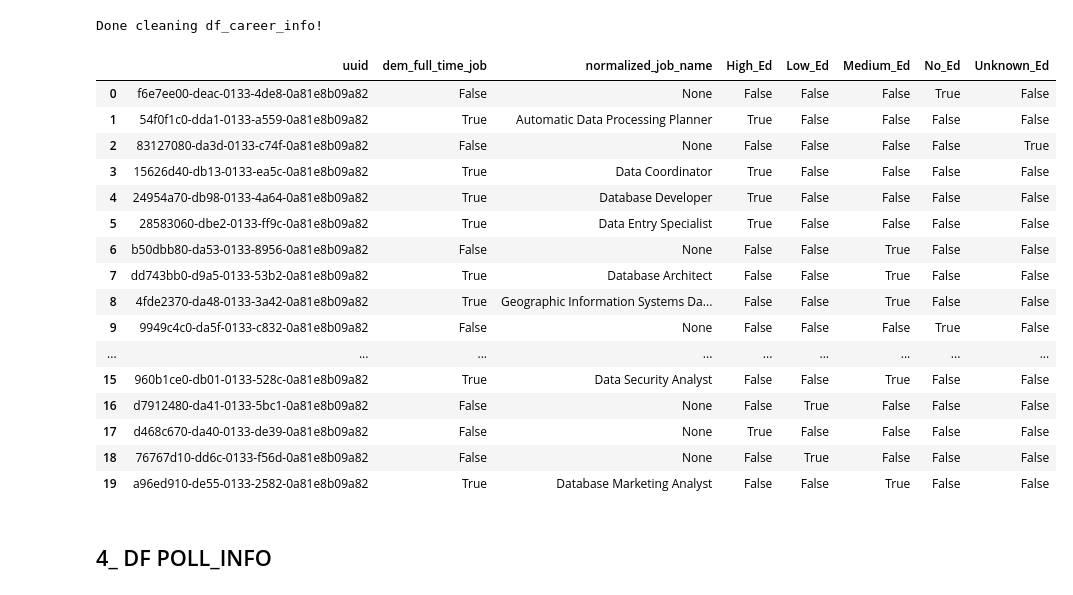
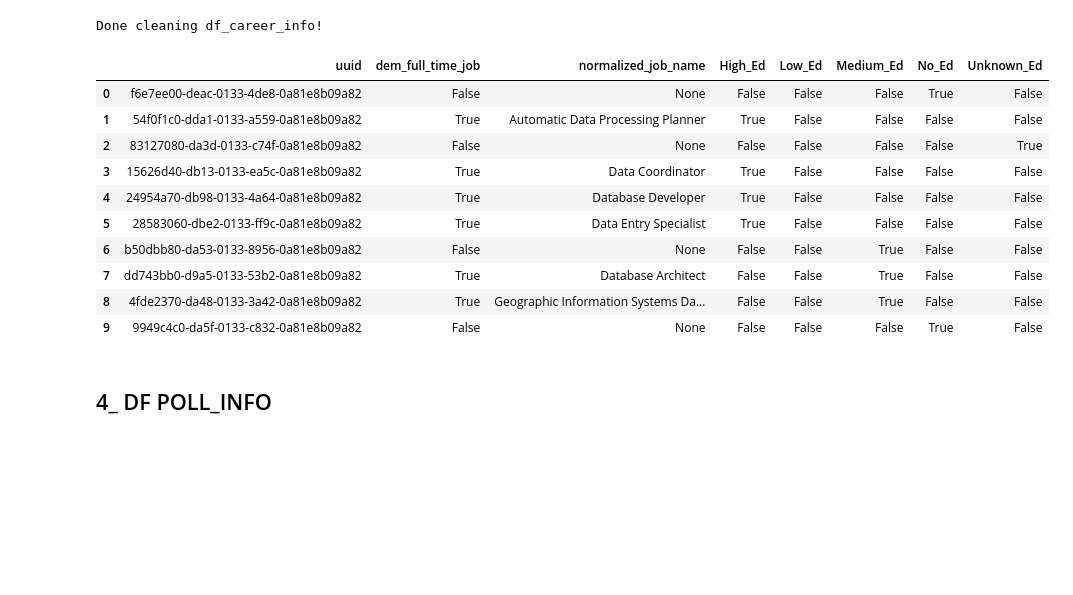
Before and after one commit to LAMDAMielgo/European_DataJobs_Poll, a Jupyter notebook: notebooks/acquisition.ipynb, the cells around one changed output. Cells and saved outputs as stored; diff of their text form; code cells hidden in the pictures; blank space fills up the shorter version.

```diff
--- a/notebooks/acquisition.ipynb
+++ b/notebooks/acquisition.ipynb
@@ -107,8 +96,7 @@ def get_dictCountries(web_page):
     """
     Note_1: Only works for a part of the web scrapping, therefore dict lenght is limited to countries_in_eu
     Note_2: 'https://ec.europa.eu/eurostat/statistics-explained/index.php/Glossary:Country_codes'
-    ____
-
+    ------------------------------------------------------------------------------------------------
     INPUT: url
     OUTPUT: dict -> 'SP': 'Spain'
 
@@ -119,7 +107,7 @@ def get_dictCountries(web_page):
     html = requests.get(url).content
 
     soup = BeautifulSoup(html, 'lxml')
-    table = soup.find_all('table',{class: 'wikitable sortable jquery-tablesorter'})[0]
+    table = soup.find_all('table')
 
     countries_list = list(filter(None,
                                  [re.sub('\n','', re.sub('</td>','', re.sub('^<td>','', str(i))))
@@ -127,14 +115,24 @@ def get_dictCountries(web_page):
 
     """
     Note
-    ----
+    ------------------------------------------------------------------------------------------------
     Esta parte es mejorable: Kosovo* y CH_X_HK etc ...
-    pero funciona para los 28 paises que tiene que funcionar!
     """
     countries_names = [(''.join(i.strip())).split('<')[0] for k, i in enumerate(countries_list) if k%2 == 0]
     countries_alpha2= [(''.join(i.strip())).split('<')[0][1:3] for k, i in enumerate(countries_list) if k%2 != 0]
 
     countries_dict = dict(zip(countries_alpha2[:countries_in_europe], countries_names[:countries_in_europe]))
 
+
+    """
+    IMPERFECT IMPLEMENTATIONS (as seen in wikipedia)
+    ------------------------------------------------------------------------------------------------
+    The European Commission generally uses ISO 3166-1 alpha-2 codes with two exceptions:
+    EL (not GR) is used to represent Greece, and UK (not GB) is used to represent the United Kingdom
+    """
+    countries_dict = dict(zip(countries_alpha2[:countries_in_europe], countries_names[:countries_in_europe]))
+    countries_dict['GB'] = 'United Kingdom'
+    countries_dict['GR'] = 'Greece'
+
     return countries_dict
 # %%
@@ -225,7 +182,7 @@ def countryCode_to_countryName(serie, web_page):
     """
     INPUT  ->      AT      FR     ES  -> alpha_2 code
     OUTPUT -> Austria  France  Spain  -> full name
-    -----------
+    --------------------------------------------------------------------------------
     Note: countries_code_alpha_2 is a dict from get_dictCountries()
     """
     url = web_page
@@ -258,6 +215,7 @@ def context_homogenization(serie):
     """
     INPUT  ->   urban  city  rural  Non-Rural Countryside  -> various types of response
     OUTPUT ->   urban  urban rural      urban       rural  -> two types of response
+    ------------------------------------------------------------------------------------
     LIST OF POSSIBLE ANSWERS TAKING INTO ACCOUNT serie count values
     """
     urban_context = ['urban', 'city', 'non-rural', 'Non-Rural']
@@ -394,7 +325,7 @@ try:
     ### Here comes the dict from web scrapping
 
     # Paso 1_ transformar datos en cols en elementos más legibles
-    df_country_info['country_Names_prueba'] = countryCode_to_countryName(
+    df_country_info['country_Names'] = countryCode_to_countryName(
         serie= df_country_info['country_code'],
         web_page= 'https://ec.europa.eu/eurostat/statistics-explained/index.php/Glossary:Country_codes')
 
@@ -464,25 +388,19 @@ finally:
 # %% [output]
 Done cleaning df_career_info!
 # %%
-df_career_info.head(20)
+df_career_info.head(10)
 # %% [output]
 |  | uuid | dem_full_time_job | normalized_job_name | High_Ed | Low_Ed | Medium_Ed | No_Ed | Unknown_Ed |
 | 0 | f6e7ee00-deac-0133-4de8-0a81e8b09a82 | False | None | False | False | False | True | False |
 | 1 | 54f0f1c0-dda1-0133-a559-0a81e8b09a82 | True | Automatic Data Processing Planner | True | False | False | False | False |
 | 2 | 83127080-da3d-0133-c74f-0a81e8b09a82 | False | None | False | False | False | False | True |
 | 3 | 15626d40-db13-0133-ea5c-0a81e8b09a82 | True | Data Coordinator | True | False | False | False | False |
 | 4 | 24954a70-db98-0133-4a64-0a81e8b09a82 | True | Database Developer | True | False | False | False | False |
 | 5 | 28583060-dbe2-0133-ff9c-0a81e8b09a82 | True | Data Entry Specialist | True | False | False | False | False |
 | 6 | b50dbb80-da53-0133-8956-0a81e8b09a82 | False | None | False | False | True | False | False |
 | 7 | dd743bb0-d9a5-0133-53b2-0a81e8b09a82 | True | Database Architect | False | False | True | False | False |
 | 8 | 4fde2370-da48-0133-3a42-0a81e8b09a82 | True | Geographic Information Systems Da... | False | False | True | False | False |
 | 9 | 9949c4c0-da5f-0133-c832-0a81e8b09a82 | False | None | False | False | False | True | False |
-| ... | ... | ... | ... | ... | ... | ... | ... | ... |
-| 15 | 960b1ce0-db01-0133-528c-0a81e8b09a82 | True | Data Security Analyst | False | False | True | False | False |
-| 16 | d7912480-da41-0133-5bc1-0a81e8b09a82 | False | None | False | True | False | False | False |
-| 17 | d468c670-da40-0133-de39-0a81e8b09a82 | False | None | True | False | False | False | False |
-| 18 | 76767d10-dd6c-0133-f56d-0a81e8b09a82 | False | None | False | True | False | False | False |
-| 19 | a96ed910-de55-0133-2582-0a81e8b09a82 | True | Database Marketing Analyst | False | False | True | False | False |
 # %% [markdown]
 ## 4_ DF POLL_INFO
 # %%
```
Also changed, not shown: parts of 47 cells of this notebook.
